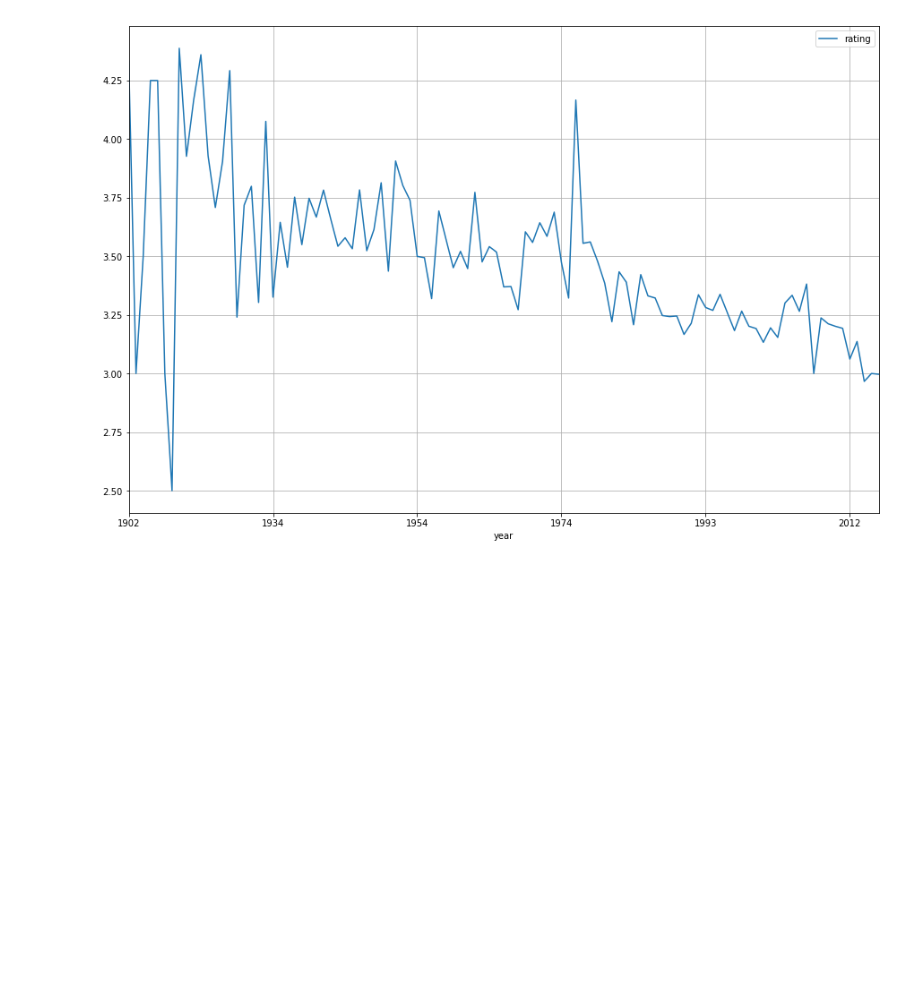
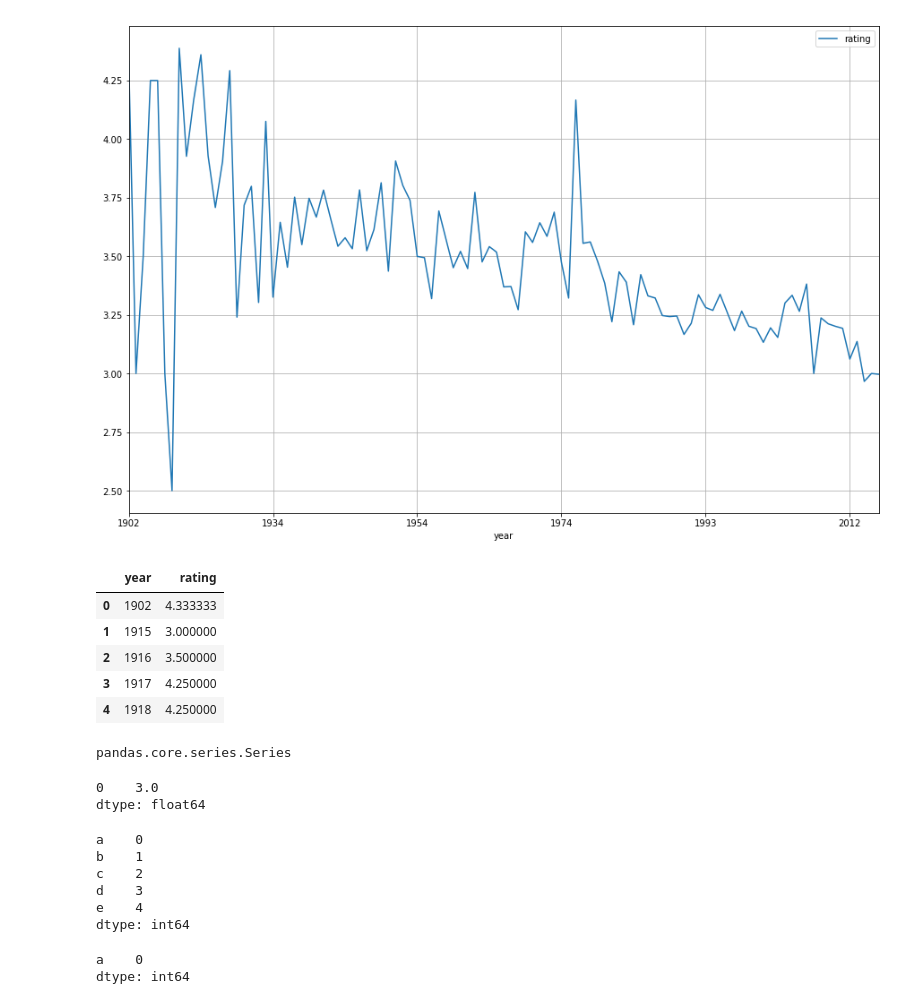
Before and after one commit to grimaldost/DSE200x, a Jupyter notebook: Week-4-Pandas/My Introduction to Pandas.ipynb, the cells around one changed output. Drawn from its saved outputs; the diff is of its cells as text; code cells hidden in the pictures; blank space fills up the shorter version.

```diff
--- a/Week-4-Pandas/My Introduction to Pandas.ipynb
+++ b/Week-4-Pandas/My Introduction to Pandas.ipynb
@@ -928,3 +928,37 @@ yerly_avg.plot(x='year',y='rating',figsize=(15,10),grid=True)
 [figure]
 # %%
 %matplotlib inline
+# %%
+yerly_avg.head()
+# %% [output]
+|  | year | rating |
+| 0 | 1902 | 4.333333 |
+| 1 | 1915 | 3.000000 |
+| 2 | 1916 | 3.500000 |
+| 3 | 1917 | 4.250000 |
+| 4 | 1918 | 4.250000 |
+# %%
+type(yerly_avg.iloc[1])
+# %% [output]
+pandas.core.series.Series
+# %%
+yerly_avg['rating'].mode()
+# %% [output]
+0    3.0
+dtype: float64
+# %%
+import pandas as pd
+s = pd.Series([0,1,2,3,4], index=['a','b','c','d','e'])
+s
+# %% [output]
+a    0
+b    1
+c    2
+d    3
+e    4
+dtype: int64
+# %%
+s[:1]
+# %% [output]
+a    0
+dtype: int64
```
Also changed, not shown: parts of 1 cell of this notebook.
